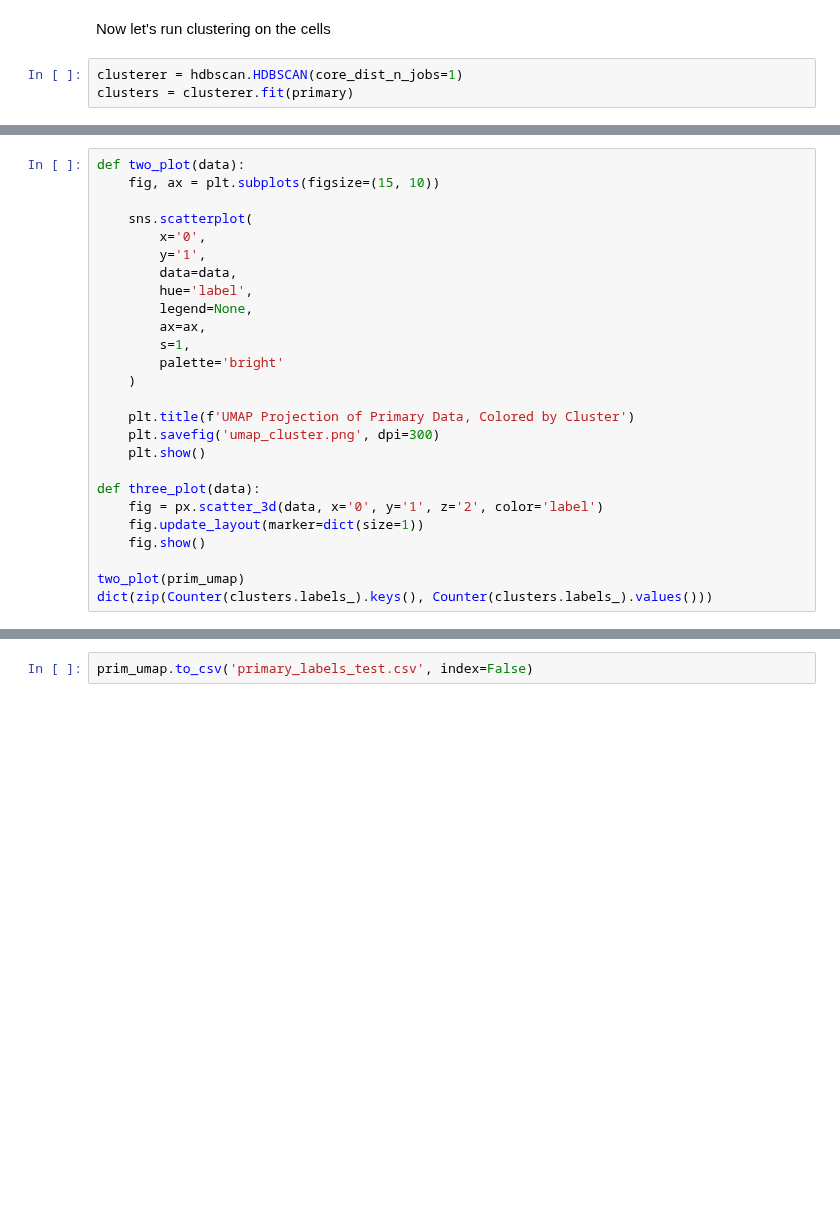
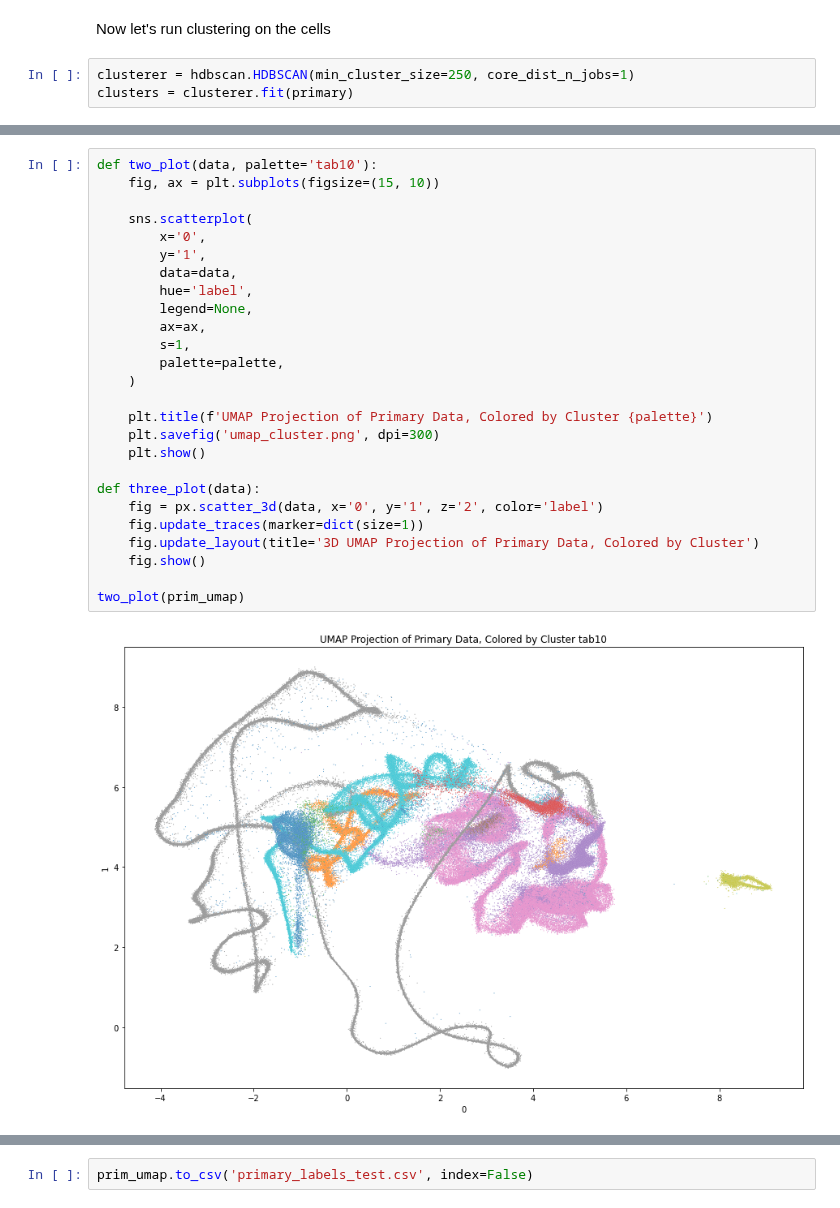
Before and after one commit to jlehrer1/comparative-organoids, a Jupyter notebook: notebooks/reduced_data_clustering_01.ipynb, the cells around one changed output, grey strips where cells are left out. Cells and saved outputs as stored; diff of their text form; blank space fills up the shorter version.

Commit message:
Added clustering

```diff
--- a/notebooks/reduced_data_clustering_01.ipynb
+++ b/notebooks/reduced_data_clustering_01.ipynb
@@ -36,7 +36,7 @@ prim_umap.head()
 # %% [markdown]
 Now let's run clustering on the cells
 # %%
-clusterer = hdbscan.HDBSCAN(core_dist_n_jobs=1)
+clusterer = hdbscan.HDBSCAN(min_cluster_size=250, core_dist_n_jobs=1)
 clusters = clusterer.fit(primary)
 # %%
 primary['label'] = clusters.labels_
@@ -47,26 +46,28 @@ prim_umap.columns
 # %%
-def two_plot(data):
+def two_plot(data, palette='tab10'):
     fig, ax = plt.subplots(figsize=(15, 10))
 
     sns.scatterplot(
         x='0',
         y='1',
         data=data,
         hue='label',
         legend=None,
         ax=ax,
         s=1,
-        palette='bright'
+        palette=palette,
     )
 
-    plt.title(f'UMAP Projection of Primary Data, Colored by Cluster')
+    plt.title(f'UMAP Projection of Primary Data, Colored by Cluster {palette}')
     plt.savefig('umap_cluster.png', dpi=300)
     plt.show()
 
 def three_plot(data):
     fig = px.scatter_3d(data, x='0', y='1', z='2', color='label')
-    fig.update_layout(marker=dict(size=1))
+    fig.update_traces(marker=dict(size=1))
+    fig.update_layout(title='3D UMAP Projection of Primary Data, Colored by Cluster')
     fig.show()
 
 two_plot(prim_umap)
-dict(zip(Counter(clusters.labels_).keys(), Counter(clusters.labels_).values()))
+# %% [output]
+[figure, added]
```
Also changed, not shown: parts of 20 cells of this notebook, 11 other files.
